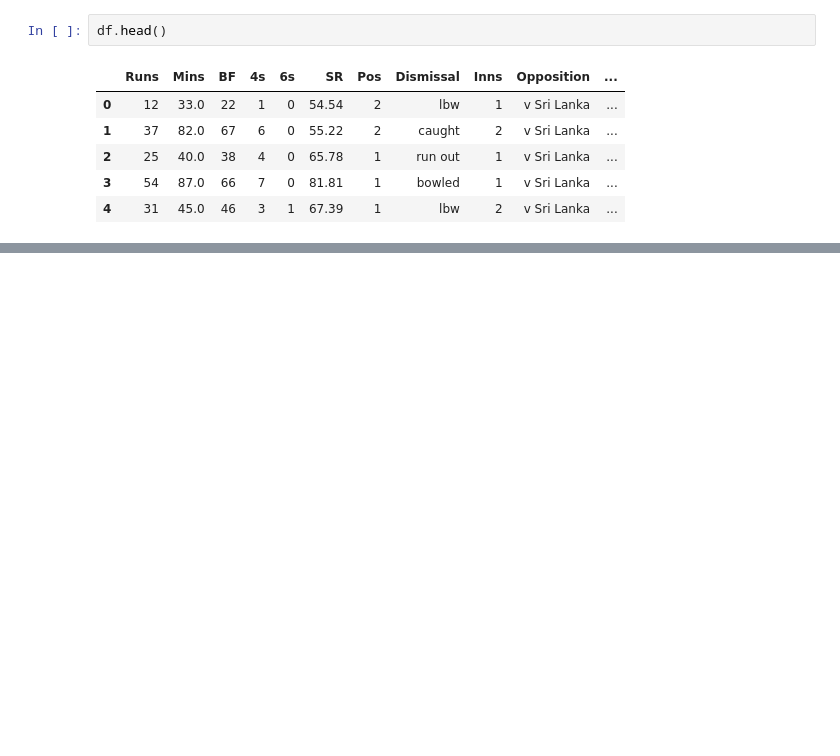
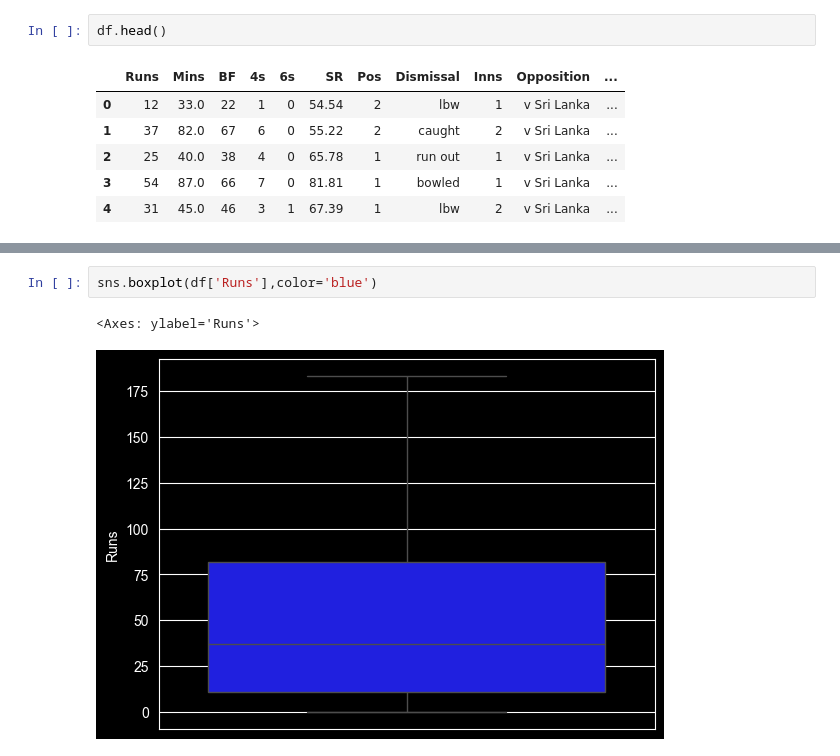
Before and after one commit to Geektoberfest/Geetober-Run-Predictor, a Jupyter notebook: EDA/eda.ipynb, the cells around one changed output, grey strips where cells are left out. Cells and saved outputs as stored; diff of their text form; blank space fills up the shorter version.

```diff
--- a/EDA/eda.ipynb
+++ b/EDA/eda.ipynb
@@ -313,0 +324,5 @@ df.head()
+# %%
+sns.boxplot(df['Runs'],color='blue')
+# %% [output]
+<Axes: ylabel='Runs'>
+[figure, added]
```
Also changed, not shown: parts of 34 cells of this notebook.
